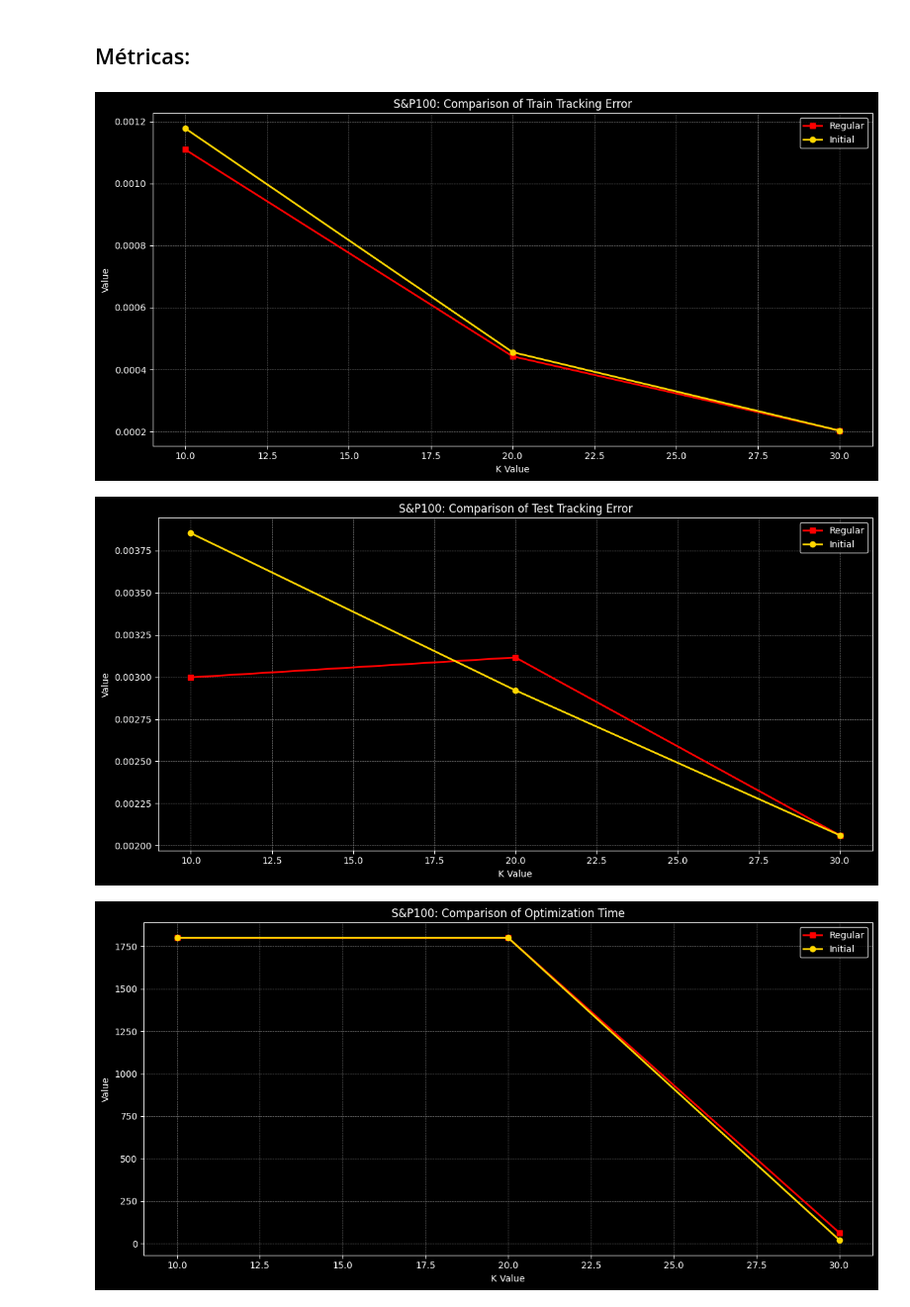
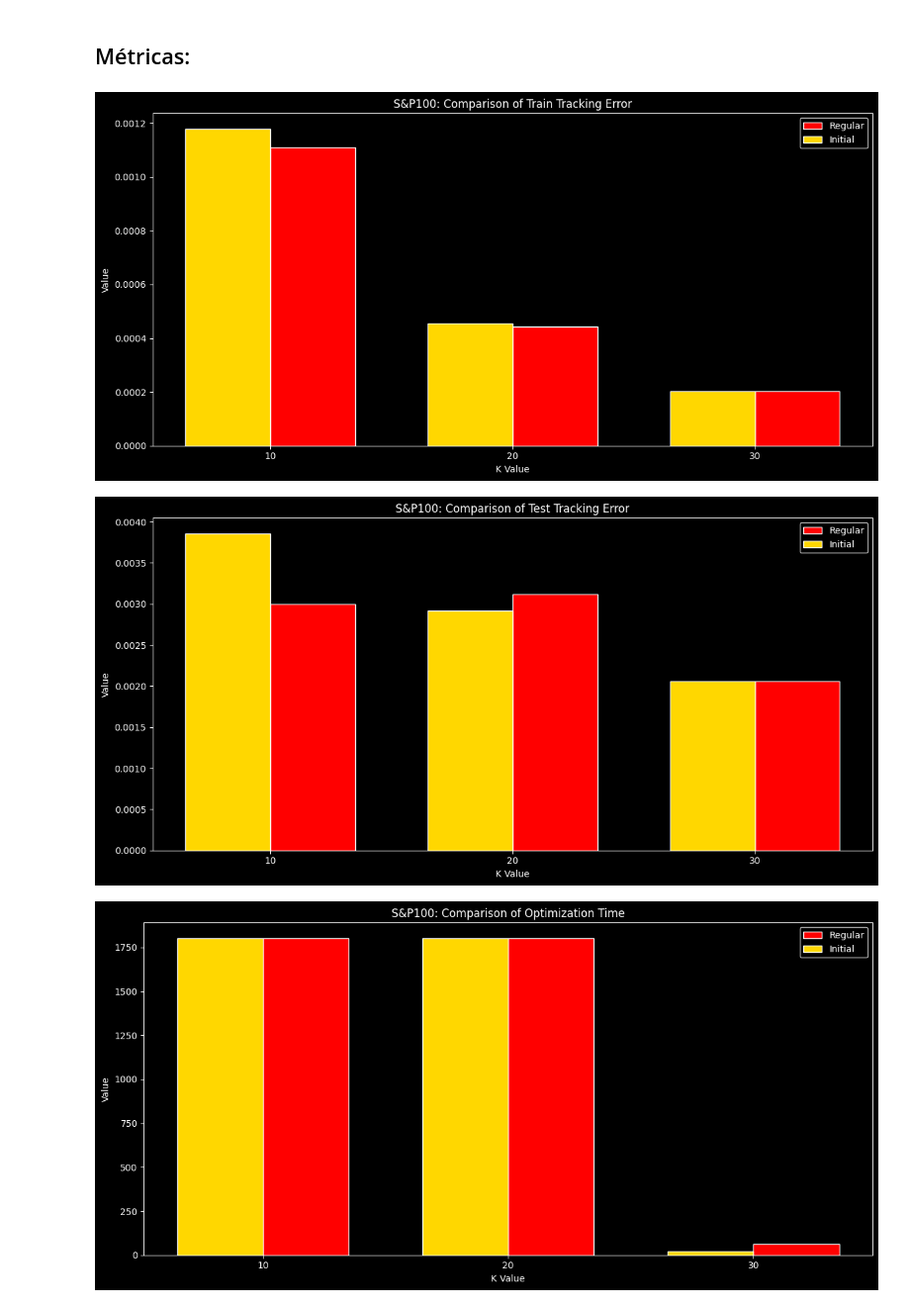
Before and after one commit to vitorholiveira/index_tracking, a Jupyter notebook: notebooks/flowers.ipynb, the cells around one changed output. Shown at 99% size. Drawn from its saved outputs; the diff is of its cells as text; code cells hidden in the pictures.

```diff
--- a/notebooks/flowers.ipynb
+++ b/notebooks/flowers.ipynb
@@ -327,16 +470,16 @@ metrics_to_plot = [
 ]
 # %%
 for metric_key, title in metrics_to_plot:
-    plot_line_chart(
+    plot_bar_chart(
         metric_key,
         sp100_metrics[metric_key],
         sp100_metrics_initial[metric_key],
         f'Comparison of {title}',
         'S&P100'
     )
 # %% [output]
-[figure, old version]
+[figure, new version]
-[figure, old version]
+[figure, new version]
-[figure, old version]
+[figure, new version]
 # %%
 for metric_key, title in metrics_to_plot:
```
Also changed, not shown: parts of 28 cells of this notebook, 1 other file.
